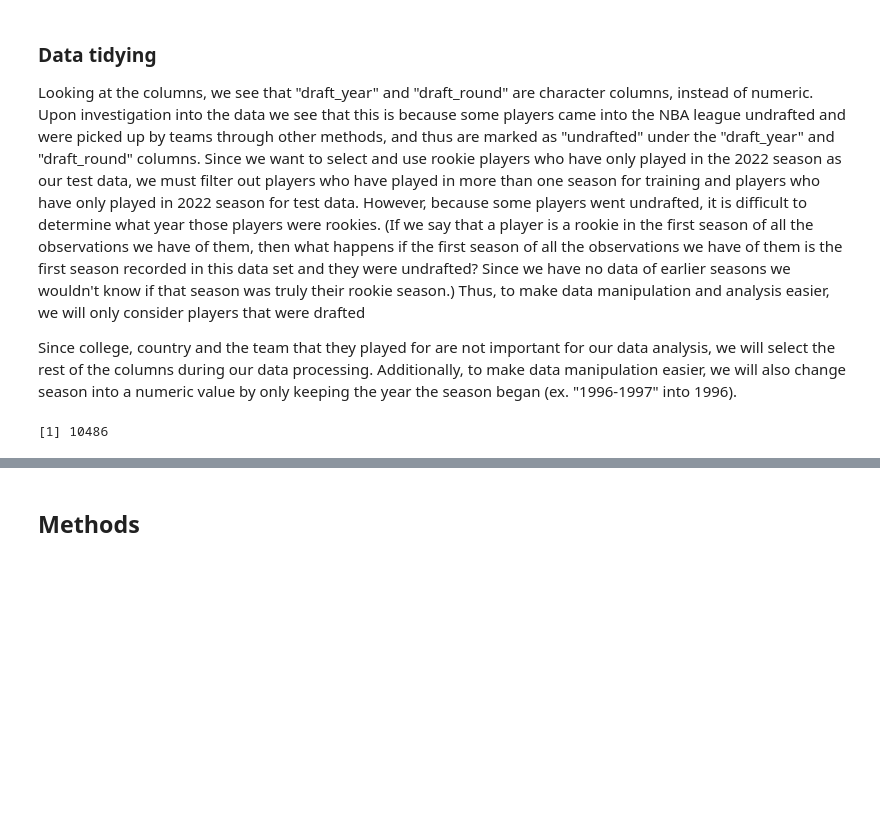
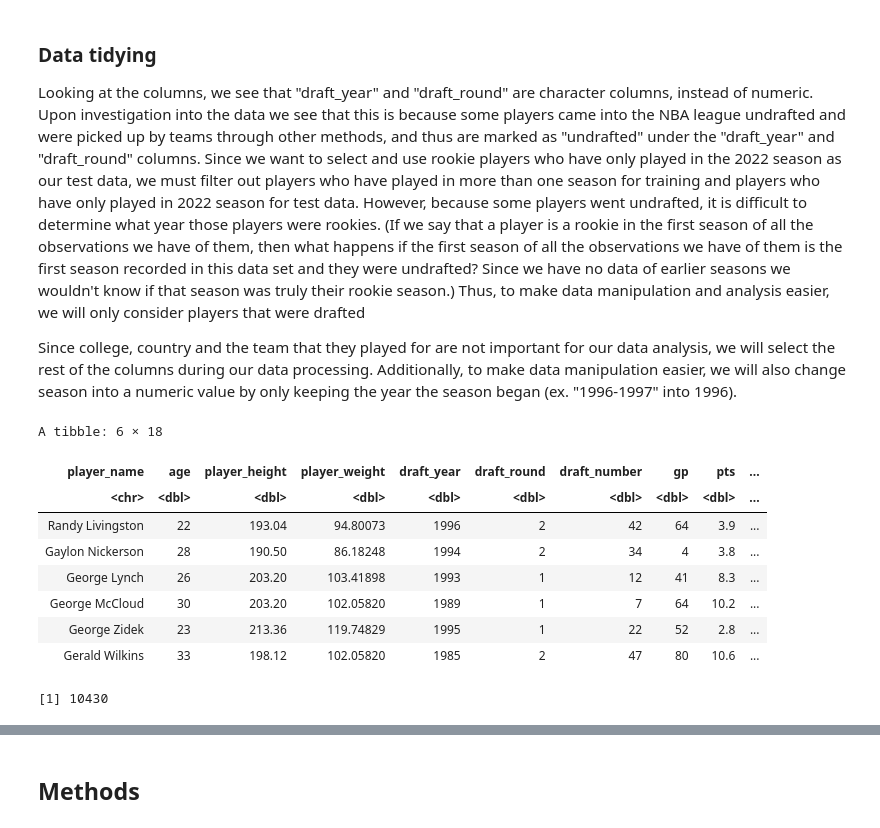
Before and after one commit to notjamesw/Group_Project_DSCI100, a Jupyter notebook: Project Proposal.ipynb, the cells around one changed output, grey strips where cells are left out. Drawn from its saved outputs; the diff is of its cells as text; code cells hidden in the pictures; blank space fills up the shorter version.

```diff
--- a/Project Proposal.ipynb
+++ b/Project Proposal.ipynb
@@ -97,13 +108,24 @@ Looking at the columns, we see that "draft_year" and "draft_round" are character
 Since college, country and the team that they played for are not important for our data analysis, we will select the rest of the columns during our data processing. Additionally, to make data manipulation easier, we will also change season into a numeric value by only keeping the year the season began (ex. "1996-1997" into 1996).
 # %%
 nba_data <- nba_raw |>
-    filter(draft_year != "Undrafted") |>
+    filter(draft_year != "Undrafted" & draft_round != "Undrafted" & draft_number != "Undrafted") |>
     separate(season, into = c("season_start", "season_end"), "-") |>
-    mutate(season_start = as.numeric(season_start)) |>
+    mutate(season_start = as.numeric(season_start), draft_year = as.numeric(draft_year),
+           draft_round = as.numeric(draft_round), draft_number = as.numeric(draft_number)) |>
     select(player_name, age:player_weight, draft_year:season_start)
 #verifying that we have the correct amount of rows: 12844 (nba_raw) - 2358(nba_undrafted) = 10486
+head(nba_data)
 nrow(nba_data)
 # %% [output]
-[1] 10486
+A tibble: 6 × 18
+| player_name | age | player_height | player_weight | draft_year | draft_round | draft_number | gp | pts | ... |
+| <chr> | <dbl> | <dbl> | <dbl> | <dbl> | <dbl> | <dbl> | <dbl> | <dbl> | ... |
+| Randy Livingston | 22 | 193.04 | 94.80073 | 1996 | 2 | 42 | 64 | 3.9 | ... |
+| Gaylon Nickerson | 28 | 190.50 | 86.18248 | 1994 | 2 | 34 | 4 | 3.8 | ... |
+| George Lynch | 26 | 203.20 | 103.41898 | 1993 | 1 | 12 | 41 | 8.3 | ... |
+| George McCloud | 30 | 203.20 | 102.05820 | 1989 | 1 | 7 | 64 | 10.2 | ... |
+| George Zidek | 23 | 213.36 | 119.74829 | 1995 | 1 | 22 | 52 | 2.8 | ... |
+| Gerald Wilkins | 33 | 198.12 | 102.05820 | 1985 | 2 | 47 | 80 | 10.6 | ... |
+[1] 10430
 # %%
 # separating data into training data (excludes rookies) and test data (includes rookies)
```
Also changed, not shown: parts of 6 cells of this notebook.
